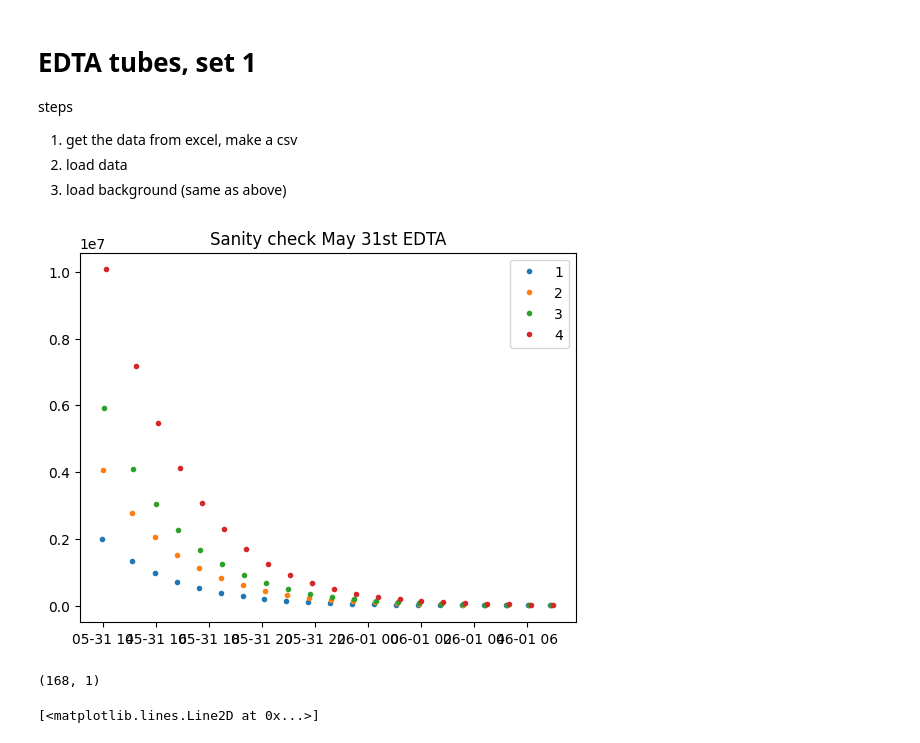
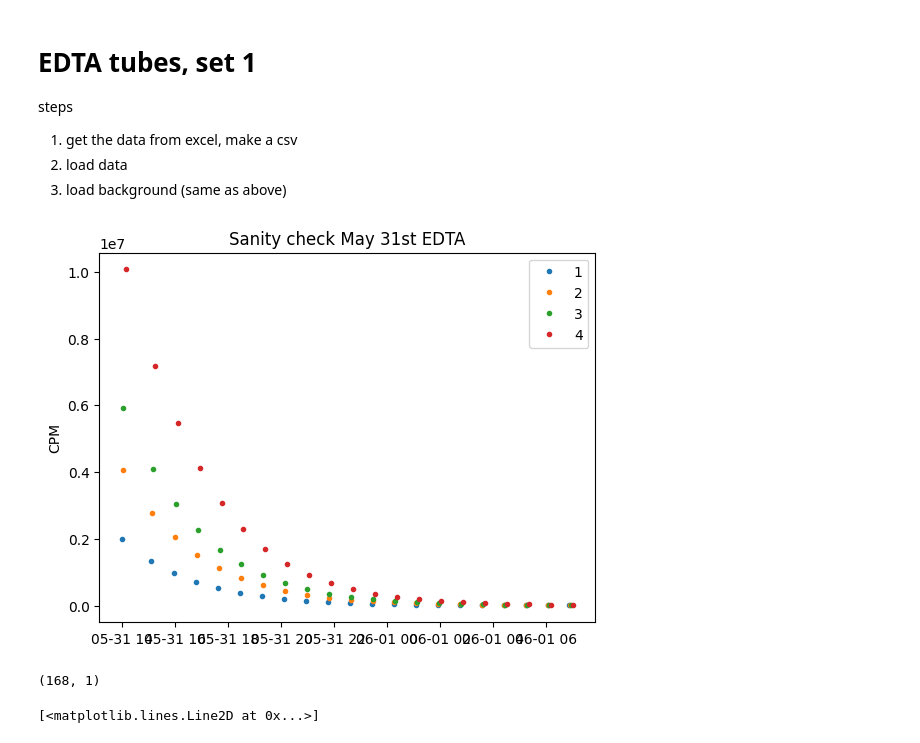
Before and after one commit to wunderbeere/hidex-calibration, a Jupyter notebook: efficiency/Metab Tube Eff_30May1Jun2022/efficiency.ipynb, the cells around one changed output. Saved outputs shown, nothing was run; the diff lists cells and outputs as text; code cells hidden in the pictures.

```diff
--- a/efficiency/Metab Tube Eff_30May1Jun2022/efficiency.ipynb
+++ b/efficiency/Metab Tube Eff_30May1Jun2022/efficiency.ipynb
@@ -176,34 +166,35 @@ time_in_seconds = time_edta.astype('datetime64[s]').astype('int')
 
 plt.figure()
 plt.title("Sanity check May 31st EDTA")
 plt.plot(time_edta[::8], edta[::8, 2], ".", label="1")
 plt.plot(time_edta[1::8], edta[1::8, 2], ".", label="2")
 plt.plot(time_edta[2::8], edta[2::8, 2], ".", label="3")
 plt.plot(time_edta[5::8], edta[5::8, 2], ".", label="4")
 plt.legend()
+plt.ylabel("CPM")
 plt.show()
 
 # subtract the background
 bg = np.genfromtxt("backgrounds_set1.csv", delimiter=",", skip_header=1, usecols=[4], encoding="utf8")
 bg_shaped = np.zeros((len(edta[:,2]), 1))
 bg_shaped[:22*7] = np.repeat(bg, 7)[:, np.newaxis]
 bg_shaped[22*7:] = np.mean(bg)
 print(np.shape(bg_shaped))
 edta[:,2] = edta[:,2] - np.squeeze(bg_shaped)
 
 # calculate the concentrations in CPM/ml (assuming 1g/ml)
 conc = edta[:,2]/edta[:,0]
 
 c = 1.83/200 # mCi/ml
 c_time = np.datetime64('2022-05-31T13:10:30')
 c_time_in_seconds = c_time.astype('datetime64[s]').astype('int')
 
 time_in_seconds = time_in_seconds - c_time_in_seconds # start the timer at the time of normalization
 
 def decay(A0, t, h=109.7*60):
     return A0*2**(-t/h)
 # %% [output]
-[figure, old version]
+[figure, new version]
 (168, 1)
 # %%
 # this is the REFERENCE concentration of radiation for each measurement in mCi/ml
```
Also changed, not shown: parts of 5 cells of this notebook, 7 other files.
